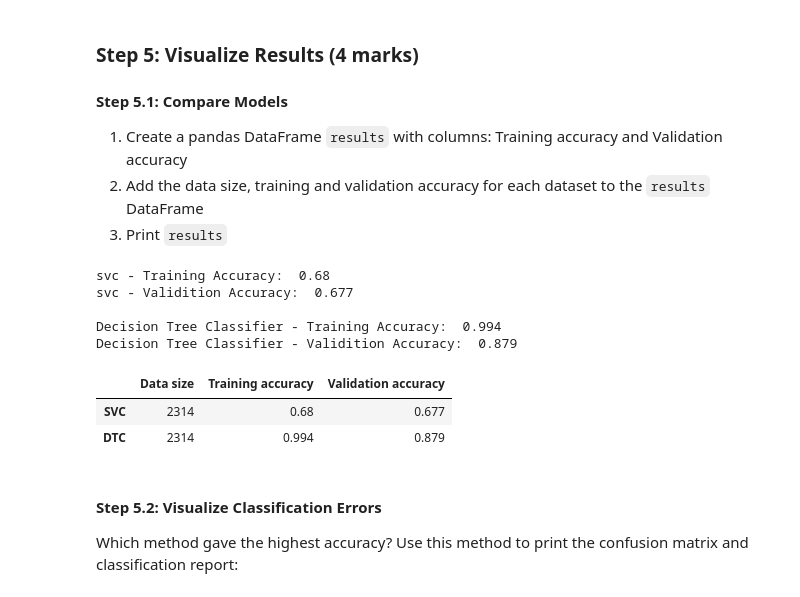
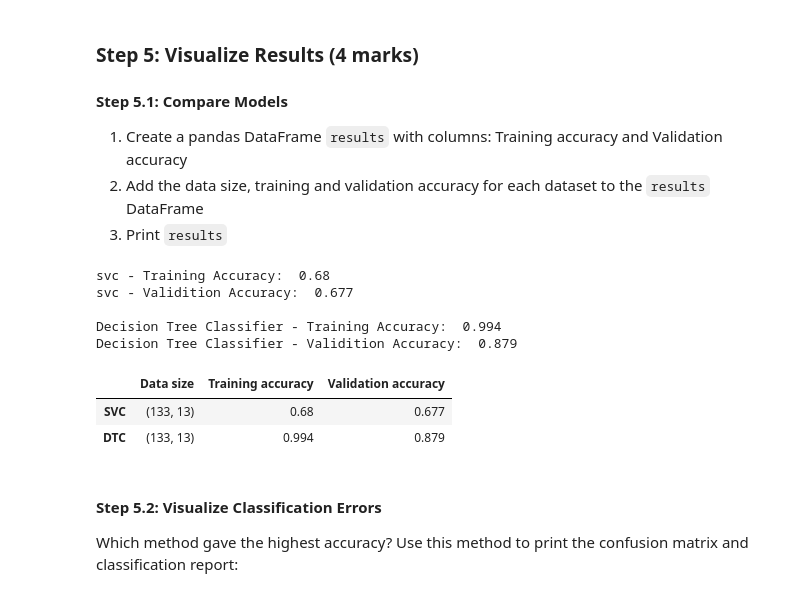
Before and after one commit to MevinMoncy/ENSF-611-Assignment-3, a Jupyter notebook: Assignment 3MM.ipynb, the cells around one changed output. Saved outputs shown, nothing was run; the diff lists cells and outputs as text; code cells hidden in the pictures.

```diff
--- a/Assignment 3MM.ipynb
+++ b/Assignment 3MM.ipynb
@@ -498,37 +493,37 @@ svc_train_scores2 = round(svc_train_scores2, 3)
 
 print("svc - Training Accuracy: ", svc_train_scores1)
 print("svc - Validition Accuracy: ", svc_train_scores2)
 print()
 #---
 dtc_train_scores = cross_validate(dtc, X_train_dtc, y_train_dtc,scoring='accuracy', cv=5, return_train_score=True)
 
 
 dtc_train_scores1= dtc_train_scores["train_score"].mean()
 dtc_train_scores2= dtc_train_scores["test_score"].mean()
 
 dtc_train_scores1 = round(dtc_train_scores1, 3)
 dtc_train_scores2 = round(dtc_train_scores2, 3)
 
 print("Decision Tree Classifier - Training Accuracy: ", dtc_train_scores1)
 print("Decision Tree Classifier - Validition Accuracy: ", dtc_train_scores2)
 print()
 
 #----------------
 
 results = pd.DataFrame(columns=["Data size","Training accuracy","Validation accuracy"], index = ["SVC", "DTC"])
-results.loc["SVC"] = [X.size, svc_train_scores1,svc_train_scores2]
-results.loc["DTC"] = [X.size, dtc_train_scores1,dtc_train_scores2]
+results.loc["SVC"] = [X_train_svc.shape, svc_train_scores1,svc_train_scores2]
+results.loc["DTC"] = [X_train_dtc.shape, dtc_train_scores1,dtc_train_scores2]
 
 results
 # %% [output]
 svc - Training Accuracy:  0.68
 svc - Validition Accuracy:  0.677
 
 Decision Tree Classifier - Training Accuracy:  0.994
 Decision Tree Classifier - Validition Accuracy:  0.879
 |  | Data size | Training accuracy | Validation accuracy |
-| SVC | 2314 | 0.68 | 0.677 |
-| DTC | 2314 | 0.994 | 0.879 |
+| SVC | (133, 13) | 0.68 | 0.677 |
+| DTC | (133, 13) | 0.994 | 0.879 |
 # %% [markdown]
 #### Step 5.2: Visualize Classification Errors
 Which method gave the highest accuracy? Use this method to print the confusion matrix and classification report:
```
Also changed, not shown: parts of 7 cells of this notebook.
